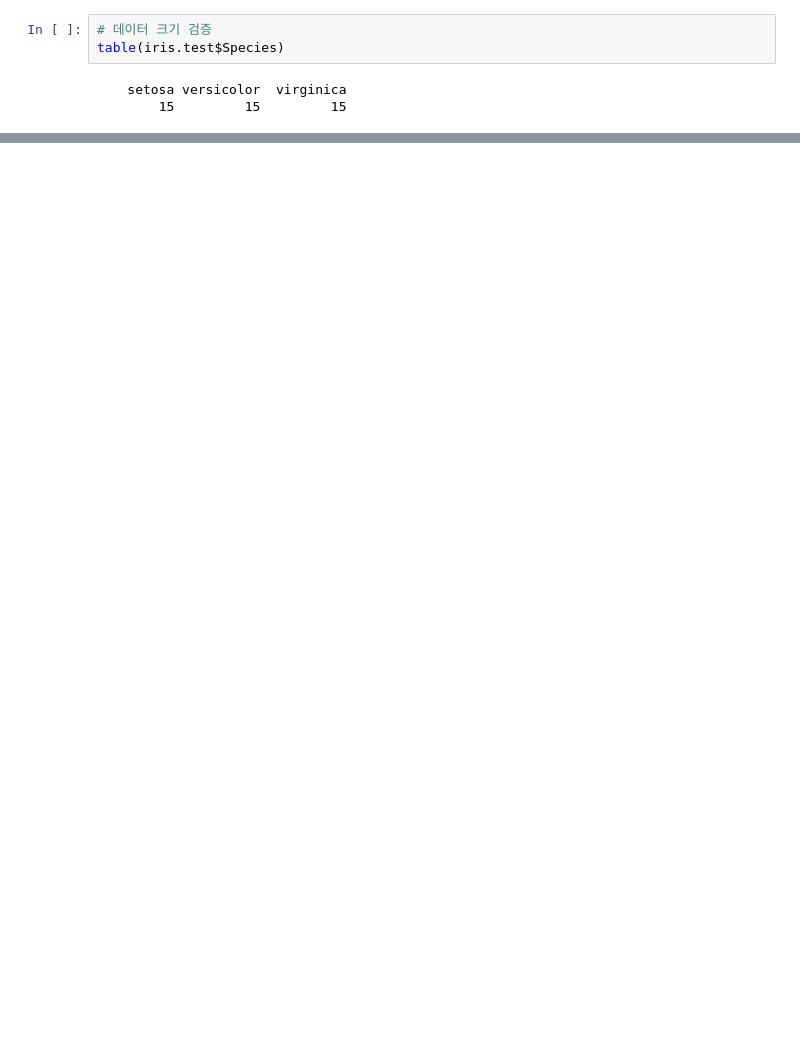
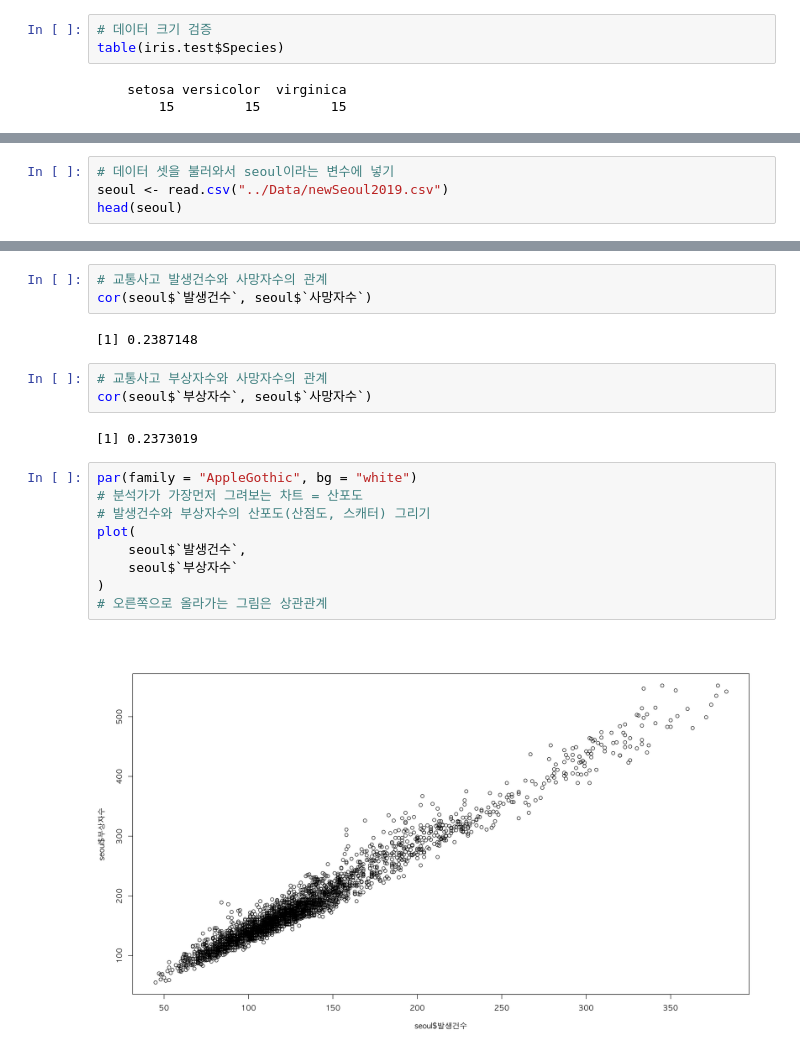
Before and after one commit to nnmmnn15/R_Practice, a Jupyter notebook: R_Programming/Note/08.파일입출력.ipynb, the cells around one changed output, grey strips where cells are left out. Saved outputs shown, nothing was run; the diff lists cells and outputs as text; blank space fills up the shorter version.

```diff
--- a/R_Programming/Note/08.파일입출력.ipynb
+++ b/R_Programming/Note/08.파일입출력.ipynb
@@ -560,0 +737,4 @@ summary(iris.test)
+# %%
+# 데이터 셋을 불러와서 seoul이라는 변수에 넣기
+seoul <- read.csv("../Data/newSeoul2019.csv")
+head(seoul)
@@ -560,0 +985,21 @@ summary(iris.test)
+# %%
+# 교통사고 발생건수와 사망자수의 관계
+cor(seoul$`발생건수`, seoul$`사망자수`)
+# %% [output]
+[1] 0.2387148
+# %%
+# 교통사고 부상자수와 사망자수의 관계
+cor(seoul$`부상자수`, seoul$`사망자수`)
+# %% [output]
+[1] 0.2373019
+# %%
+par(family = "AppleGothic", bg = "white")
+# 분석가가 가장먼저 그려보는 차트 = 산포도
+# 발생건수와 부상자수의 산포도(산점도, 스캐터) 그리기
+plot(
+    seoul$`발생건수`,
+    seoul$`부상자수`
+)
+# 오른쪽으로 올라가는 그림은 상관관계
+# %% [output]
+[figure, added]
```
Also changed, not shown: parts of 44 cells of this notebook, 5 other files.
